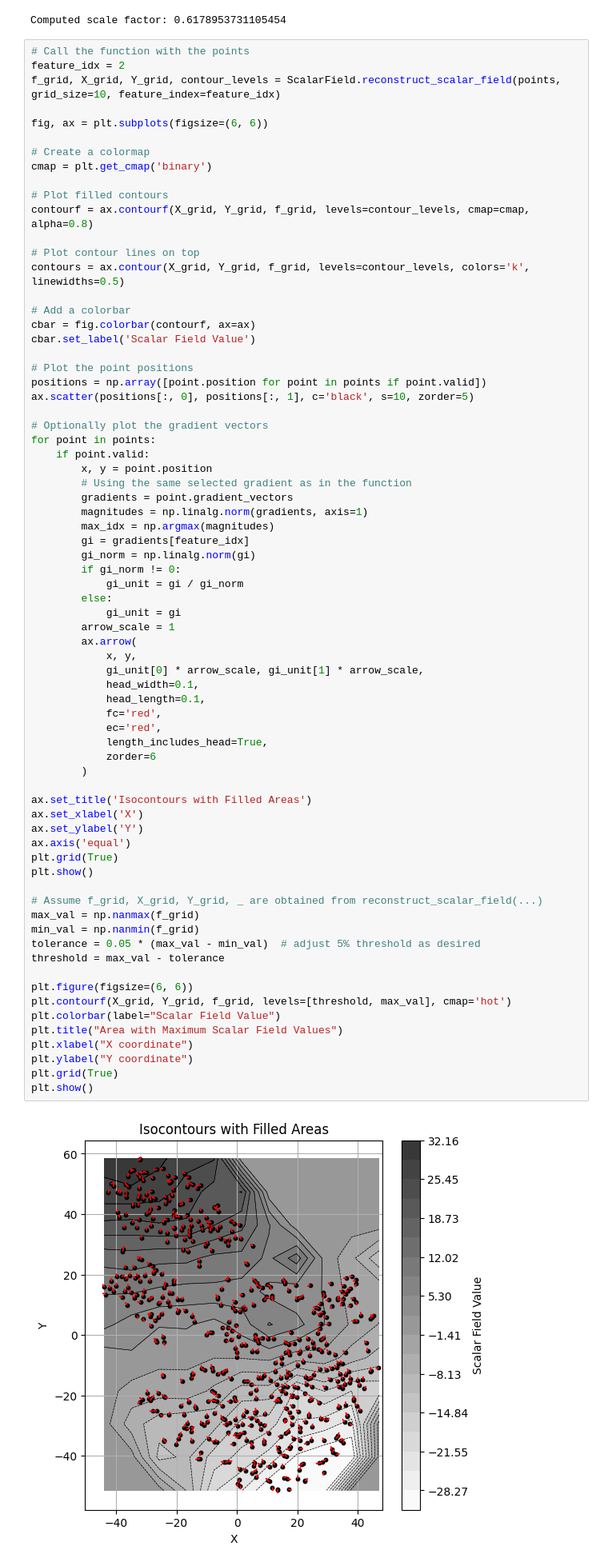
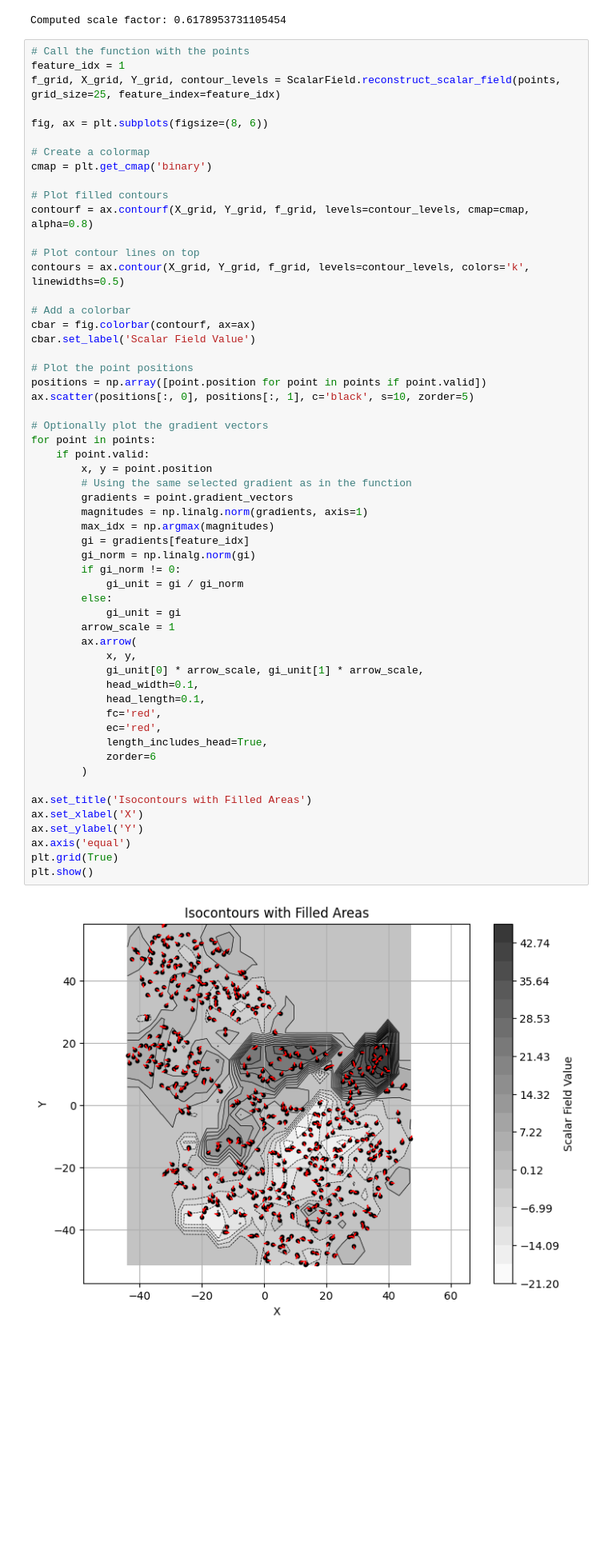
Before and after one commit to jiahaoxu14/FeatureWind, a Jupyter notebook: featurewind.ipynb, the cells around one changed output. Shown: that part at 80% size. Cells and saved outputs as stored; diff of their text form; blank space fills up the shorter version.

```diff
--- a/featurewind.ipynb
+++ b/featurewind.ipynb
@@ -53,10 +54,10 @@ for point in points:
 Computed scale factor: 0.6178953731105454
 # %%
 # Call the function with the points
-feature_idx = 2
-f_grid, X_grid, Y_grid, contour_levels = ScalarField.reconstruct_scalar_field(points, grid_size=10, feature_index=feature_idx)
+feature_idx = 1
+f_grid, X_grid, Y_grid, contour_levels = ScalarField.reconstruct_scalar_field(points, grid_size=25, feature_index=feature_idx)
 
-fig, ax = plt.subplots(figsize=(6, 6))
+fig, ax = plt.subplots(figsize=(8, 6))
 
 # Create a colormap
 cmap = plt.get_cmap('binary')
@@ -81,46 +82,31 @@ for point in points:
         x, y = point.position
         # Using the same selected gradient as in the function
         gradients = point.gradient_vectors
         magnitudes = np.linalg.norm(gradients, axis=1)
         max_idx = np.argmax(magnitudes)
         gi = gradients[feature_idx]
         gi_norm = np.linalg.norm(gi)
         if gi_norm != 0:
             gi_unit = gi / gi_norm
         else:
             gi_unit = gi
         arrow_scale = 1
         ax.arrow(
             x, y,
             gi_unit[0] * arrow_scale, gi_unit[1] * arrow_scale,
             head_width=0.1,
             head_length=0.1,
             fc='red',
             ec='red',
             length_includes_head=True,
             zorder=6
         )
 
 ax.set_title('Isocontours with Filled Areas')
 ax.set_xlabel('X')
 ax.set_ylabel('Y')
 ax.axis('equal')
 plt.grid(True)
 plt.show()
-
-# Assume f_grid, X_grid, Y_grid, _ are obtained from reconstruct_scalar_field(...)
-max_val = np.nanmax(f_grid)
-min_val = np.nanmin(f_grid)
-tolerance = 0.05 * (max_val - min_val)  # adjust 5% threshold as desired
-threshold = max_val - tolerance
-
-plt.figure(figsize=(6, 6))
-plt.contourf(X_grid, Y_grid, f_grid, levels=[threshold, max_val], cmap='hot')
-plt.colorbar(label="Scalar Field Value")
-plt.title("Area with Maximum Scalar Field Values")
-plt.xlabel("X coordinate")
-plt.ylabel("Y coordinate")
-plt.grid(True)
-plt.show()
 # %% [output]
-[figure, old version]
+[figure, new version]
```
Also changed, not shown: parts of 8 cells of this notebook, 1 other file.
